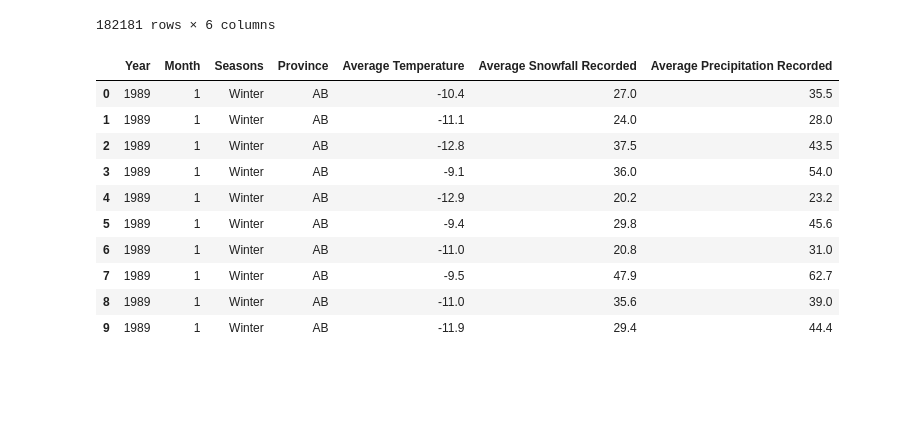
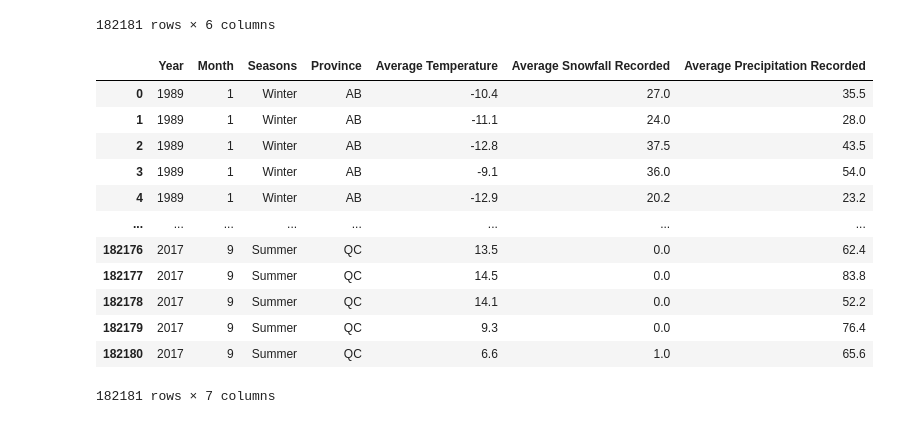
Before and after one commit to fabiomarcullo/Project_1_Climate_Action_Goals, a Jupyter notebook: Canada_Temperature.ipynb, the cells around one changed output. Saved outputs shown, nothing was run; the diff lists cells and outputs as text; code cells hidden in the pictures; blank space fills up the shorter version.

Commit message:
Canada_Temperature

```diff
--- a/Canada_Temperature.ipynb
+++ b/Canada_Temperature.ipynb
@@ -35,20 +36,22 @@ Prov_DF2
 # %%
 Canada_Temperature_DF = pd.read_csv("Resources/Canada_Temperature_Data2.csv")
 
 
 Canada_Temperature_DF['Year'] = Canada_Temperature_DF['Year'].astype(str)
 
 
-Canada_Temperature_DF.head(10)
+Canada_Temperature_DF
 # %% [output]
 |  | Year | Month | Seasons | Province | Average Temperature | Average Snowfall Recorded | Average Precipitation Recorded |
 | 0 | 1989 | 1 | Winter | AB | -10.4 | 27.0 | 35.5 |
 | 1 | 1989 | 1 | Winter | AB | -11.1 | 24.0 | 28.0 |
 | 2 | 1989 | 1 | Winter | AB | -12.8 | 37.5 | 43.5 |
 | 3 | 1989 | 1 | Winter | AB | -9.1 | 36.0 | 54.0 |
 | 4 | 1989 | 1 | Winter | AB | -12.9 | 20.2 | 23.2 |
-| 5 | 1989 | 1 | Winter | AB | -9.4 | 29.8 | 45.6 |
-| 6 | 1989 | 1 | Winter | AB | -11.0 | 20.8 | 31.0 |
-| 7 | 1989 | 1 | Winter | AB | -9.5 | 47.9 | 62.7 |
-| 8 | 1989 | 1 | Winter | AB | -11.0 | 35.6 | 39.0 |
-| 9 | 1989 | 1 | Winter | AB | -11.9 | 29.4 | 44.4 |
+| ... | ... | ... | ... | ... | ... | ... | ... |
+| 182176 | 2017 | 9 | Summer | QC | 13.5 | 0.0 | 62.4 |
+| 182177 | 2017 | 9 | Summer | QC | 14.5 | 0.0 | 83.8 |
+| 182178 | 2017 | 9 | Summer | QC | 14.1 | 0.0 | 52.2 |
+| 182179 | 2017 | 9 | Summer | QC | 9.3 | 0.0 | 76.4 |
+| 182180 | 2017 | 9 | Summer | QC | 6.6 | 1.0 | 65.6 |
+182181 rows × 7 columns
```
Also changed, not shown: parts of 47 cells of this notebook, 4 other files.
